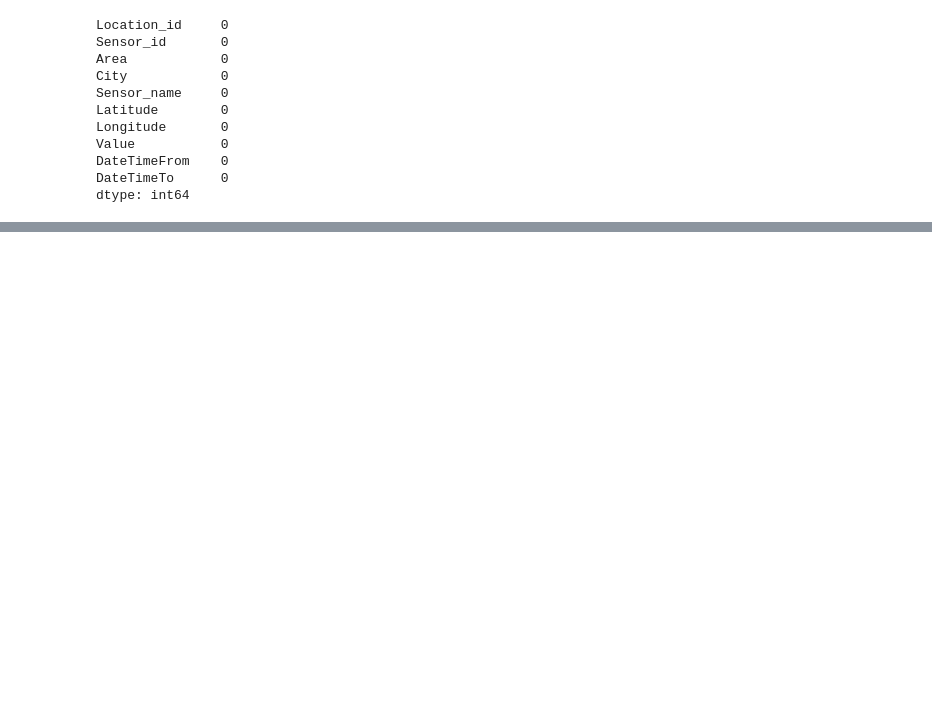
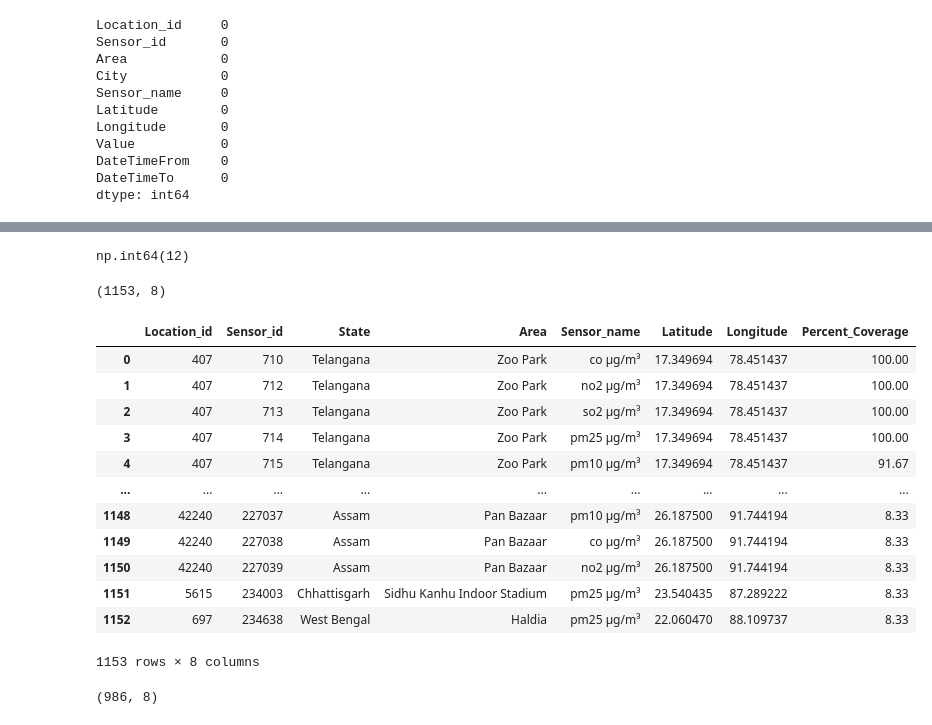
Before and after one commit to Manishkanwa/Air_Quality_health_Project, a Jupyter notebook: notebooks/02_measurements_collection.ipynb, the cells around one changed output, grey strips where cells are left out. Cells and saved outputs as stored; diff of their text form; code cells hidden in the pictures; blank space fills up the shorter version.

```diff
--- a/notebooks/02_measurements_collection.ipynb
+++ b/notebooks/02_measurements_collection.ipynb
@@ -154,0 +189,3 @@ df.to_csv('D:\\Air_Quality_health_Project\\data\\measurements.csv',index=False)
+# %%
+measurements = pd.read_csv('measurements.csv')
+sensors = pd.read_csv('location_sensors.csv')
@@ -154,0 +201,25 @@ df.to_csv('D:\\Air_Quality_health_Project\\data\\measurements.csv',index=False)
+# %%
+(measurements['Sensor_id'] == 710).sum()
+# %% [output]
+np.int64(12)
+# %%
+sensors["Percent_Coverage"] = [round((measurements['Sensor_id'] == x).sum()/12 * 100, 2) for x in sensors['Sensor_id']]
+sensors.shape
+# %% [output]
+(1153, 8)
+# %%
+sensors
+# %% [output]
+|  | Location_id | Sensor_id | State | Area | Sensor_name | Latitude | Longitude | Percent_Coverage |
+| 0 | 407 | 710 | Telangana | Zoo Park | co µg/m³ | 17.349694 | 78.451437 | 100.00 |
+| 1 | 407 | 712 | Telangana | Zoo Park | no2 µg/m³ | 17.349694 | 78.451437 | 100.00 |
+| 2 | 407 | 713 | Telangana | Zoo Park | so2 µg/m³ | 17.349694 | 78.451437 | 100.00 |
+| 3 | 407 | 714 | Telangana | Zoo Park | pm25 µg/m³ | 17.349694 | 78.451437 | 100.00 |
+| 4 | 407 | 715 | Telangana | Zoo Park | pm10 µg/m³ | 17.349694 | 78.451437 | 91.67 |
+| ... | ... | ... | ... | ... | ... | ... | ... | ... |
+| 1148 | 42240 | 227037 | Assam | Pan Bazaar | pm10 µg/m³ | 26.187500 | 91.744194 | 8.33 |
+| 1149 | 42240 | 227038 | Assam | Pan Bazaar | co µg/m³ | 26.187500 | 91.744194 | 8.33 |
+| 1150 | 42240 | 227039 | Assam | Pan Bazaar | no2 µg/m³ | 26.187500 | 91.744194 | 8.33 |
+| 1151 | 5615 | 234003 | Chhattisgarh | Sidhu Kanhu Indoor Stadium | pm25 µg/m³ | 23.540435 | 87.289222 | 8.33 |
+| 1152 | 697 | 234638 | West Bengal | Haldia | pm25 µg/m³ | 22.060470 | 88.109737 | 8.33 |
+1153 rows × 8 columns
@@ -154,0 +228,4 @@ df.to_csv('D:\\Air_Quality_health_Project\\data\\measurements.csv',index=False)
+# %%
+high_coverage_sensors.shape
+# %% [output]
+(986, 8)
```
Also changed, not shown: parts of 19 cells of this notebook, 11 other files.
